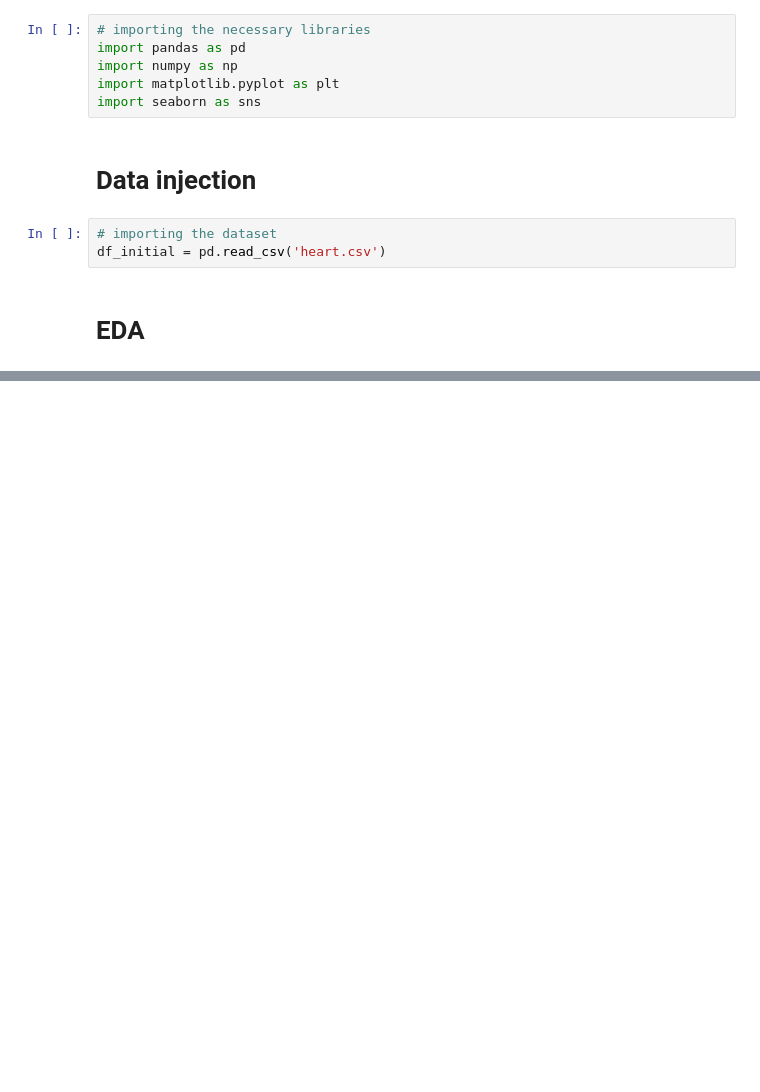
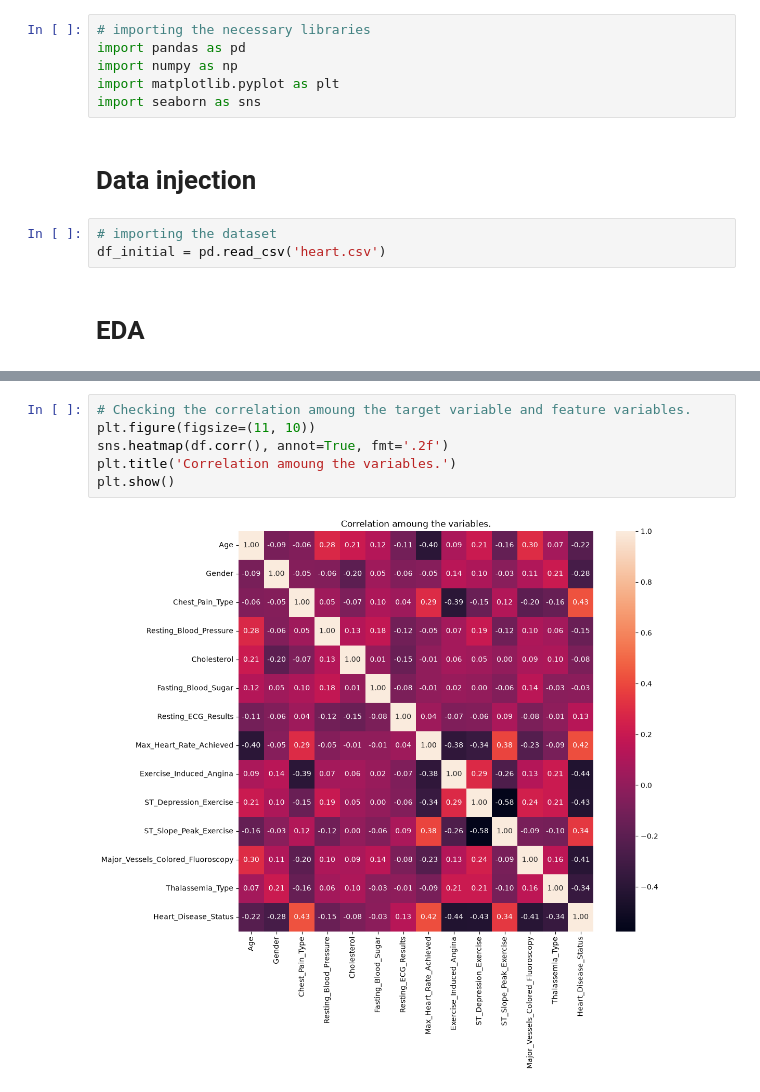
Before and after one commit to Limbu-Unish/Heart_Disease_Prediction, a Jupyter notebook: Model_Creation/Heart_disease_prediciton.ipynb, the cells around one changed output, grey strips where cells are left out. Cells and saved outputs as stored; diff of their text form; blank space fills up the shorter version.

```diff
--- a/Model_Creation/Heart_disease_prediciton.ipynb
+++ b/Model_Creation/Heart_disease_prediciton.ipynb
@@ -42,0 +132,8 @@ memory usage: 33.3 KB
+# %%
+# Checking the correlation amoung the target variable and feature variables.
+plt.figure(figsize=(11, 10))
+sns.heatmap(df.corr(), annot=True, fmt='.2f')
+plt.title('Correlation amoung the variables.')
+plt.show()
+# %% [output]
+[figure, added]
```
Also changed, not shown: parts of 22 cells of this notebook.
